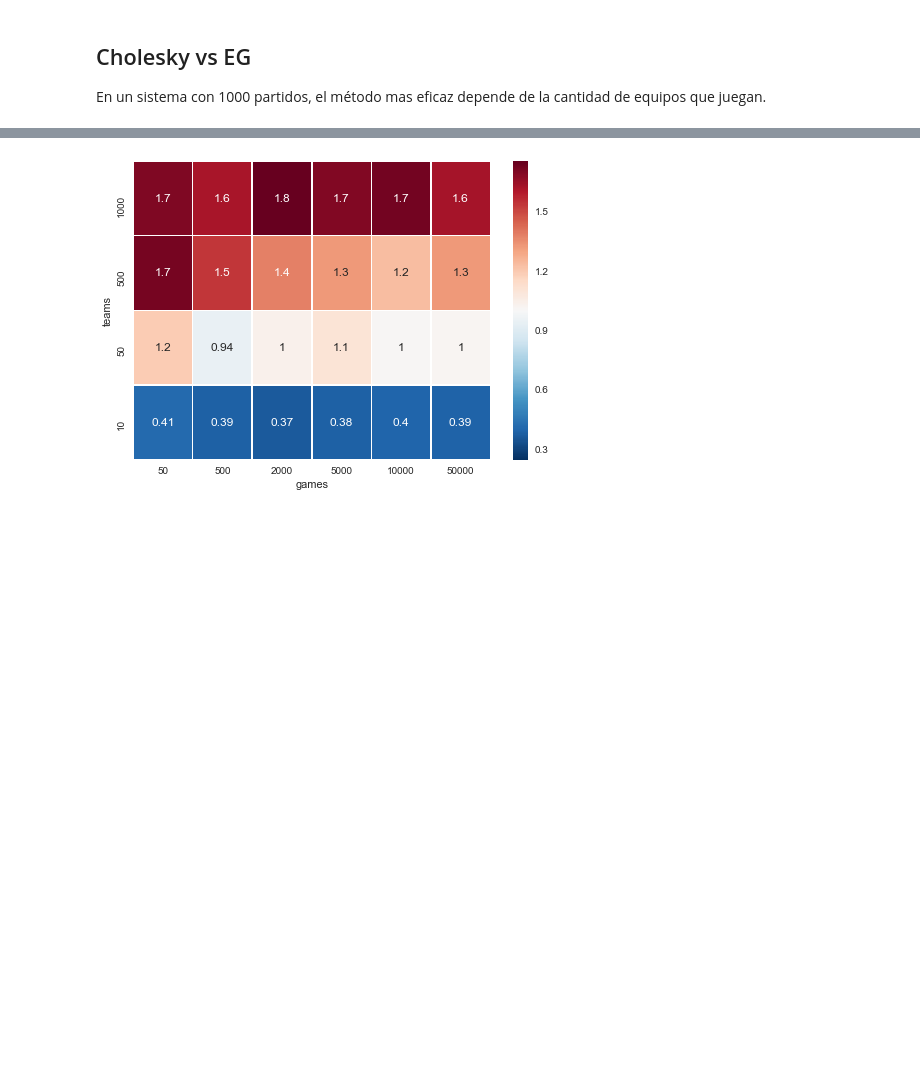
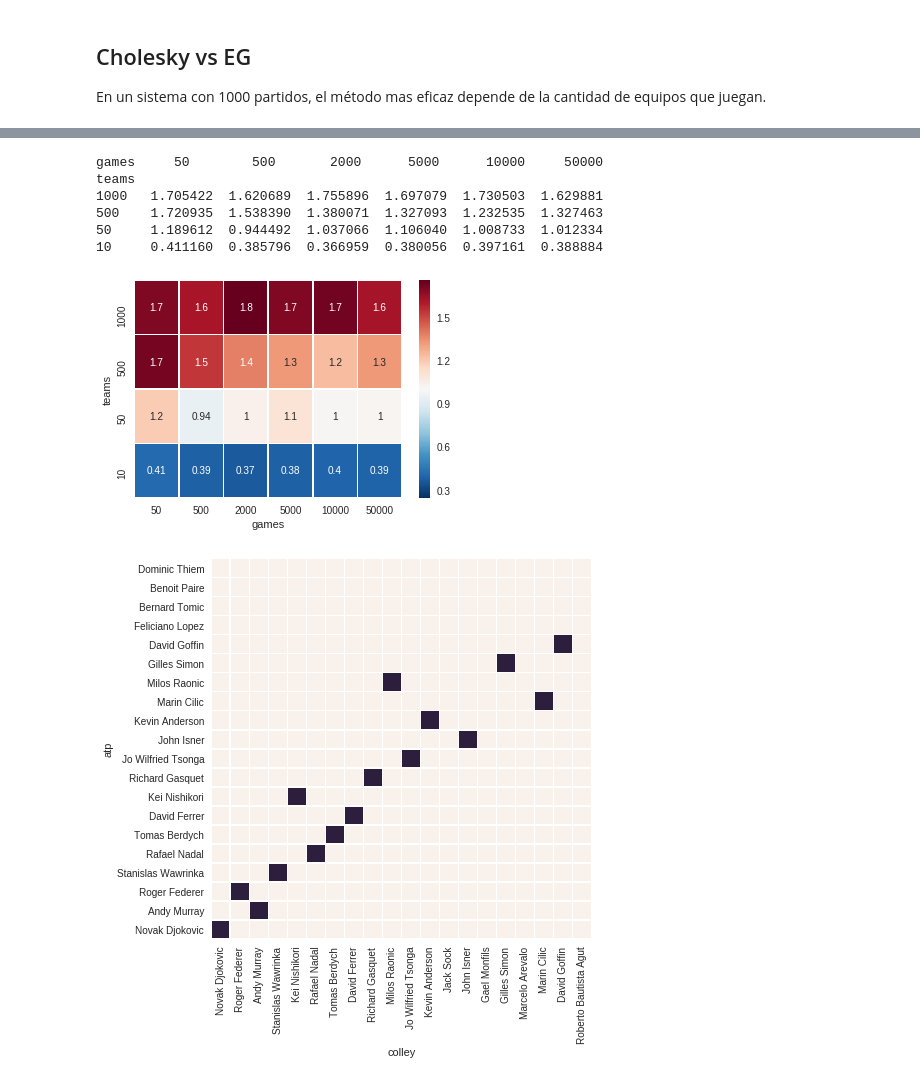
Before and after one commit to smcsicardi/metnum-tp1, a Jupyter notebook: src/grafiquitos.ipynb, the cells around one changed output, grey strips where cells are left out. Drawn from its saved outputs; the diff is of its cells as text; code cells hidden in the pictures; blank space fills up the shorter version.

```diff
--- a/src/grafiquitos.ipynb
+++ b/src/grafiquitos.ipynb
@@ -98,8 +156,73 @@ for t in [10,50,500,1000]:
 
 df = pd.DataFrame(d)
 df = df.pivot('teams', 'games', 'ratio')[::-1]
+print df
 sns.heatmap(df, annot=True, linewidths=.5, center=1)
-#plt.savefig('heatmap.png', format='png', bbox_inches = 'tight', dpi = 100)
+plt.savefig('imagenes/heatmap.png', format='png', bbox_inches = 'tight', dpi = 200)
 plt.show()
 # %% [output]
+games     50        500       2000      5000      10000     50000
+teams
+1000   1.705422  1.620689  1.755896  1.697079  1.730503  1.629881
+500    1.720935  1.538390  1.380071  1.327093  1.232535  1.327463
+50     1.189612  0.944492  1.037066  1.106040  1.008733  1.012334
+10     0.411160  0.385796  0.366959  0.380056  0.397161  0.388884
-[figure, old version]
+[figure, new version]
+# %%
+colley = ['Novak Djokovic',
+ 'Roger Federer',
+ 'Andy Murray',
+ 'Stanislas Wawrinka',
+ 'Kei Nishikori',
+ 'Rafael Nadal',
+ 'Tomas Berdych',
+ 'David Ferrer',
+ 'Richard Gasquet',
+ 'Milos Raonic',
+ 'Jo Wilfried Tsonga',
+ 'Kevin Anderson',
+ 'Jack Sock',
+ 'John Isner',
+ 'Gael Monfils',
+ 'Gilles Simon',
+ 'Marcelo Arevalo',
+ 'Marin Cilic',
+ 'David Goffin',
+ 'Roberto Bautista Agut']
+atp = ['Novak Djokovic',
+ 'Andy Murray',
+ 'Roger Federer',
+ 'Stanislas Wawrinka',
+ 'Rafael Nadal',
+ 'Tomas Berdych',
+ 'David Ferrer',
+ 'Kei Nishikori',
+ 'Richard Gasquet',
+ 'Jo Wilfried Tsonga',
+ 'John Isner',
+ 'Kevin Anderson',
+ 'Marin Cilic',
+ 'Milos Raonic',
+ 'Gilles Simon',
+ 'David Goffin',
+ 'Feliciano Lopez',
+ 'Bernard Tomic',
+ 'Benoit Paire',
+ 'Dominic Thiem']
+
+d = {'atp':[],'colley':[],'x':[]}
+
+for t1 in atp:
+    for t2 in colley:
+        d["atp"].append(t1)
+        d["colley"].append(t2)
+        d["x"].append(1 if t1==t2 else 0)
+
+df = pd.DataFrame(d)
+df = df.pivot('atp', 'colley', 'x').reindex_axis(reversed(atp), axis=0).reindex_axis(colley, axis=1)
+
+plt.figure(figsize=(7, 7))
+sns.heatmap(df, cbar=False, linewidths=0.5, square=True)
+plt.savefig('imagenes/ranking.png', format='png', bbox_inches = 'tight', dpi = 200)
+# %% [output]
+[figure, added]
```
Also changed, not shown: parts of 2 cells of this notebook, 7 other files.
